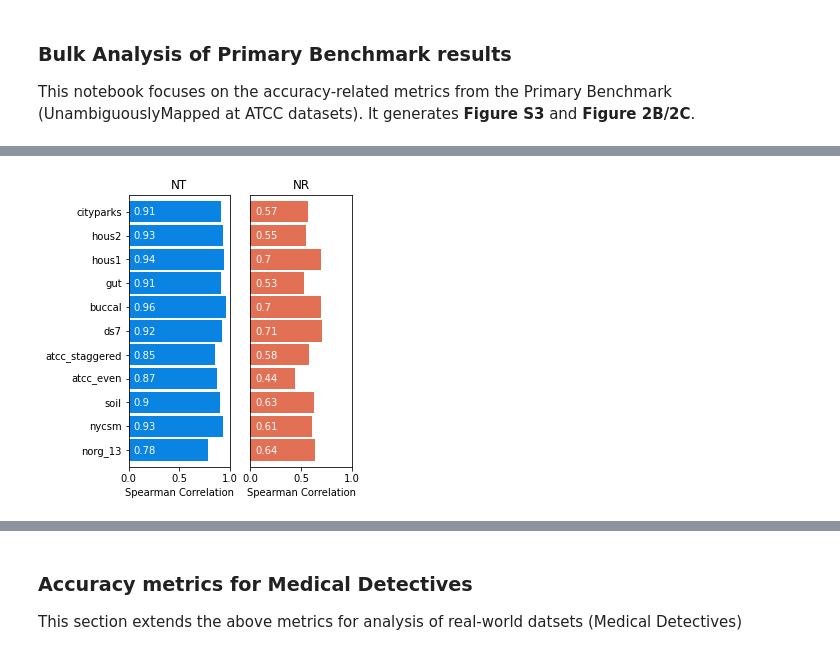
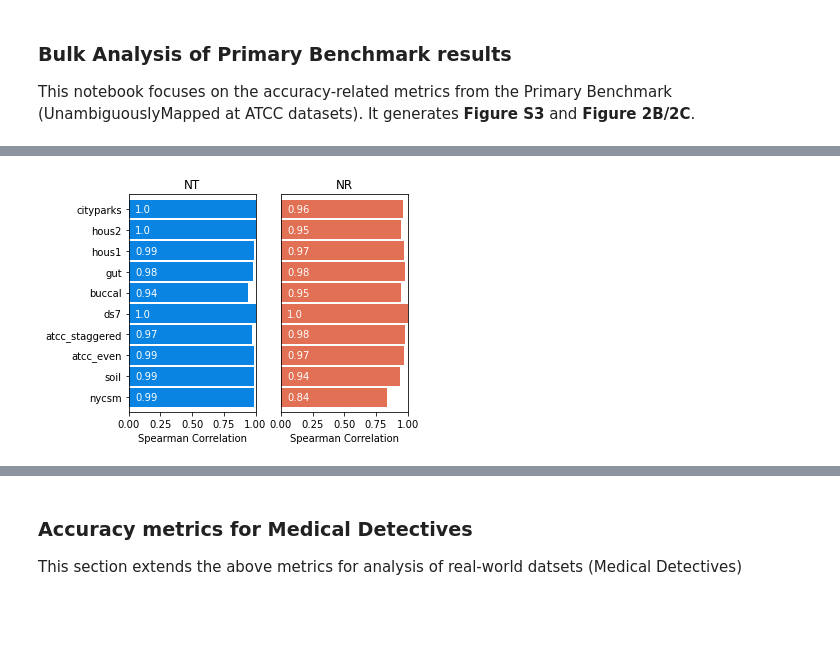
Before and after one commit to katrinakalantar/ncbi-compress-experiments, a Jupyter notebook: experiment-8/check-initial-benchmarks-bulk-analysis.ipynb, the cells around one changed output, grey strips where cells are left out. Cells and saved outputs as stored; diff of their text form; code cells hidden in the pictures; blank space fills up the shorter version.

```diff
--- a/experiment-8/check-initial-benchmarks-bulk-analysis.ipynb
+++ b/experiment-8/check-initial-benchmarks-bulk-analysis.ipynb
@@ -411,45 +502,25 @@ plot_heatmap(nr_aupr_df[column_order_nr], plot_type='aupr', this_title='AUPR, NR
 # %%
 # FIGURE 2A, 2B, and 2C - For a specified parameterization, plot the key metrics to be shown alongside the main text
 
-selected_nt = 'nt-0.9-1000'
-selected_nr = 'nr-0.9-1000'
+selected_nt = 'nt-final' # 'nt-linclust' #'nt-0.7-1000' # # 'nt-0.9-1000-clob'
+selected_nr = 'nr-final' #'nr-linclust' #'nr-0.7-1000' #'nr-linclust' # 'nr-0.9-1000-clob'
 
 this_data_nt = aggregate_metrics_dict[selected_nt]
-this_data_nt.drop(['norg_13'])
+#this_data_nt.drop(['norg_13'])
 this_data_nr = aggregate_metrics_dict[selected_nr]
-this_data_nr.drop(['norg_13'])
-
-
-plt.subplot(1, 2, 1)
-print(this_data_nt['delta_aupr'])
-this_data_nt['delta_aupr'].plot(kind='barh', width=.9, figsize=(4,5), xlim=(-.015,.015), color=official_colors[5])
-plt.xlabel('Delta AUPR')
-plt.title('NT')
-for i, v in enumerate(this_data_nt['delta_aupr']):
-    plt.text(0.05, i - .15, str(np.round(v,2)), color='white')
-
-plt.subplot(1, 2, 2)
-print(this_data_nr['delta_aupr'])
-this_data_nr['delta_aupr'].plot(kind='barh', width=.9, figsize=(4,5), xlim=(-.015,.015), color=official_colors[11])
-plt.xlabel('Delta AUPR')
-plt.title('NR')
-plt.yticks([])
-for i, v in enumerate(this_data_nr['delta_aupr']):
-    plt.text(0.05, i - .15, str(np.round(v,2)), color='white')
-
-plt.show()
+#this_data_nr.drop(['norg_13'])
 
 
 
 plt.subplot(1, 2, 1)
-this_data_nt['sc_total'].plot(kind='barh', width=.9, figsize=(4,5), xlim=(0,1), color=official_colors[5])
+this_data_nt['sc_total'].plot(kind='barh', width=.9, figsize=(5,4), xlim=(0,1), color=official_colors[5])
 plt.xlabel('Spearman Correlation')
 plt.title('NT')
 for i, v in enumerate(this_data_nt['sc_total']):
     plt.text(0.05, i - .15, str(np.round(v,2)), color='white')
 
 plt.subplot(1, 2, 2)
-this_data_nr['sc_total'].plot(kind='barh', width=.9, figsize=(4,5), xlim=(0,1), color=official_colors[11])
+this_data_nr['sc_total'].plot(kind='barh', width=.9, figsize=(5,4), xlim=(0,1), color=official_colors[11])
 plt.xlabel('Spearman Correlation')
 plt.title('NR')
 plt.yticks([])
@@ -460,17 +531,66 @@ plt.show()
 
 
 plt.subplot(1, 2, 1)
-this_data_nt['l2_total'].plot(kind='barh', width=.9, figsize=(4,5), xlim=(0,.1), color = official_colors[5])
-plt.xlabel('L2 Distance')
+this_data_nt['sc_top'].plot(kind='barh', width=.9, figsize=(5,4), xlim=(0,1), color=official_colors[5])
+plt.xlabel('Spearman Correlation')
 plt.title('NT')
-#for i, v in enumerate(this_data_nt['l2_total']):
-#    plt.text(0.01, i - .15, str(np.round(v,2)), color='black')
+for i, v in enumerate(this_data_nt['sc_top']):
+    plt.text(0.05, i - .15, str(np.round(v,2)), color='white')
 
 plt.subplot(1, 2, 2)
-this_data_nr['l2_total'].plot(kind='barh', width=.9, figsize=(4,5), xlim=(0,.1), color=official_colors[11])
+this_data_nr['sc_top'].plot(kind='barh', width=.9, figsize=(5,4), xlim=(0,1), color=official_colors[11])
+plt.xlabel('Spearman Correlation')
+plt.title('NR')
 plt.yticks([])
-plt.xlabel('L2 Distance')
+for i, v in enumerate(this_data_nr['sc_top']):
+    plt.text(0.05, i - .15, str(np.round(v,2)), color='white')
+
+plt.show()
+
+
+plt.subplot(1, 2, 1)
+#print(this_data_nt['delta_aupr'])
+this_data_nt['delta_aupr'].plot(kind='barh', width=.9, figsize=(4,4), xlim=(-.03,.03), color=official_colors[5])
+plt.xlabel('Delta AUPR')
+plt.title('NT')
+plt.axvline(x=0, linestyle='dashed', color = 'lightgrey')
+#for i, v in enumerate(this_data_nt['delta_aupr']):
+#    plt.text(0.05, i - .15, str(np.round(v,2)), color='white')
+
+plt.subplot(1, 2, 2)
+#print(this_data_nr['delta_aupr'])
+this_data_nr['delta_aupr'].plot(kind='barh', width=.9, figsize=(4,4), xlim=(-.03,.03), color=official_colors[11])
+plt.xlabel('Delta AUPR')
 plt.title('NR')
+plt.yticks([])
+plt.axvline(x=0, linestyle='dashed', color = 'lightgrey')
+#for i, v in enumerate(this_data_nr['delta_aupr']):
+#    plt.text(0.05, i - .15, str(np.round(v,2)), color='white')
+plt.tight_layout()
+plt.savefig("./delta_aupr.pdf")
+plt.show()
+
+plt.subplot(1, 2, 1)
+this_data_nt['delta_l2'].plot(kind='barh', width=.9, figsize=(4,4), xlim=(-.035,.035), color = official_colors[5])
+plt.xlabel('Delta L2')
+plt.title('NT')
+plt.axvline(x=0, linestyle='dashed', color = 'lightgrey')
+
+plt.subplot(1, 2, 2)
+this_data_nr['delta_l2'].plot(kind='barh', width=.9, figsize=(4,4), xlim=(-.035,.035), color=official_colors[11])
+plt.yticks([])
+plt.xlabel('Delta L2')
+plt.title('NR')
+plt.axvline(x=0, linestyle='dashed', color = 'lightgrey')
+
+print("Delta L2")
+#print(this_data_nt['delta_l2'])
+#print(this_data_nr['delta_l2'])
+plt.tight_layout()
+plt.savefig("./delta_l2.pdf")
+plt.show()
+
+
 #for i, v in enumerate(this_data_nr['l2_total']):
 #    plt.text(0.01, i - .15, str(np.round(v,2)), color='black')
 # %% [output]
@@ -495 +598 @@ Name: delta_aupr, dtype: float64
-[figure, old version]
+[figure, new version]
```
Also changed, not shown: parts of 14 cells of this notebook, 3 other files.
